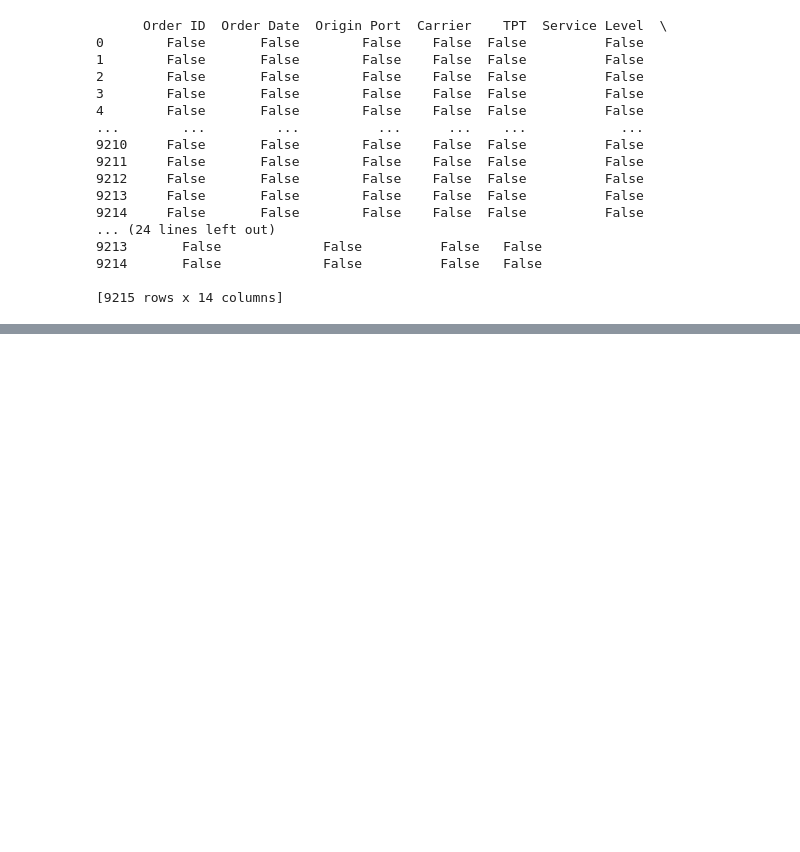
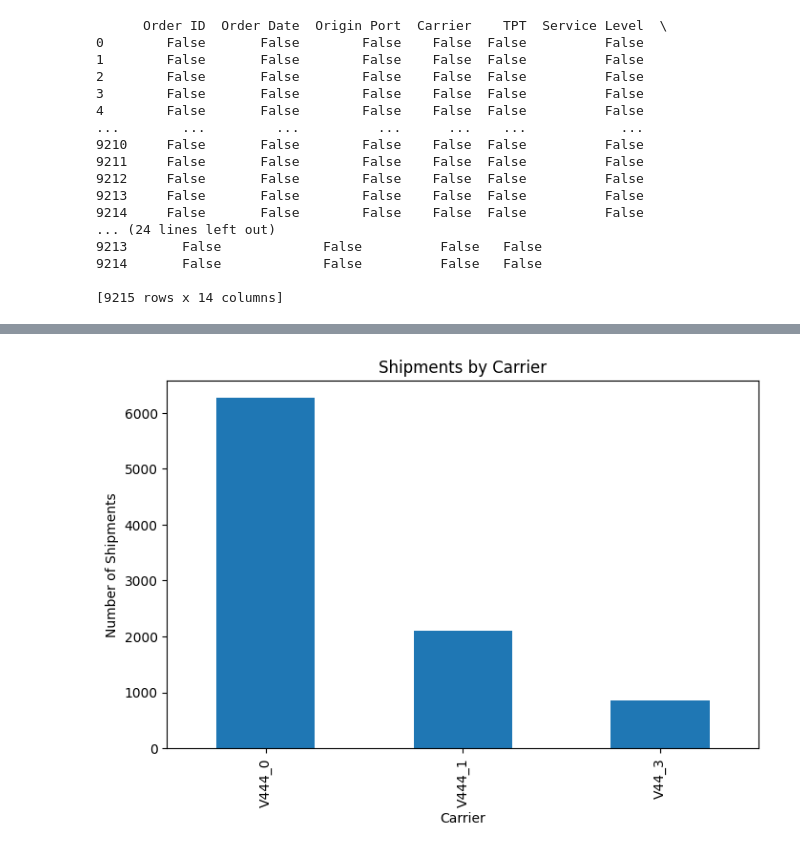
Before and after one commit to jagadishr3105/supply_chain_analysis, a Jupyter notebook: forecasting.ipynb, the cells around one changed output, grey strips where cells are left out. Saved outputs shown, nothing was run; the diff lists cells and outputs as text; code cells hidden in the pictures; blank space fills up the shorter version.

```diff
--- a/forecasting.ipynb
+++ b/forecasting.ipynb
@@ -5,7 +5,7 @@
 import pandas as pd
 
 # Load the Excel file into a DataFrame
-file_path = "/Users/jagadish/Desktop/Supply chain datasets/supply chain logisitcs problem.xlsx"
+file_path = "/Users/jagadish/Downloads/supply chain logisitcs problem.xlsx"
 df = pd.read_excel(file_path)
 
 # Display the first few rows of the DataFrame
@@ -113,0 +202,9 @@ df= df.dropna() # Drop rows with NaN values
+# %%
+# Total shipments by carrier
+carrier_counts = df['Carrier'].value_counts()
+carrier_counts.plot(kind='bar', figsize=(8, 5), title="Shipments by Carrier")
+plt.xlabel("Carrier")
+plt.ylabel("Number of Shipments")
+plt.show()
+# %% [output]
+[figure, added]
```
Also changed, not shown: parts of 12 cells of this notebook.
